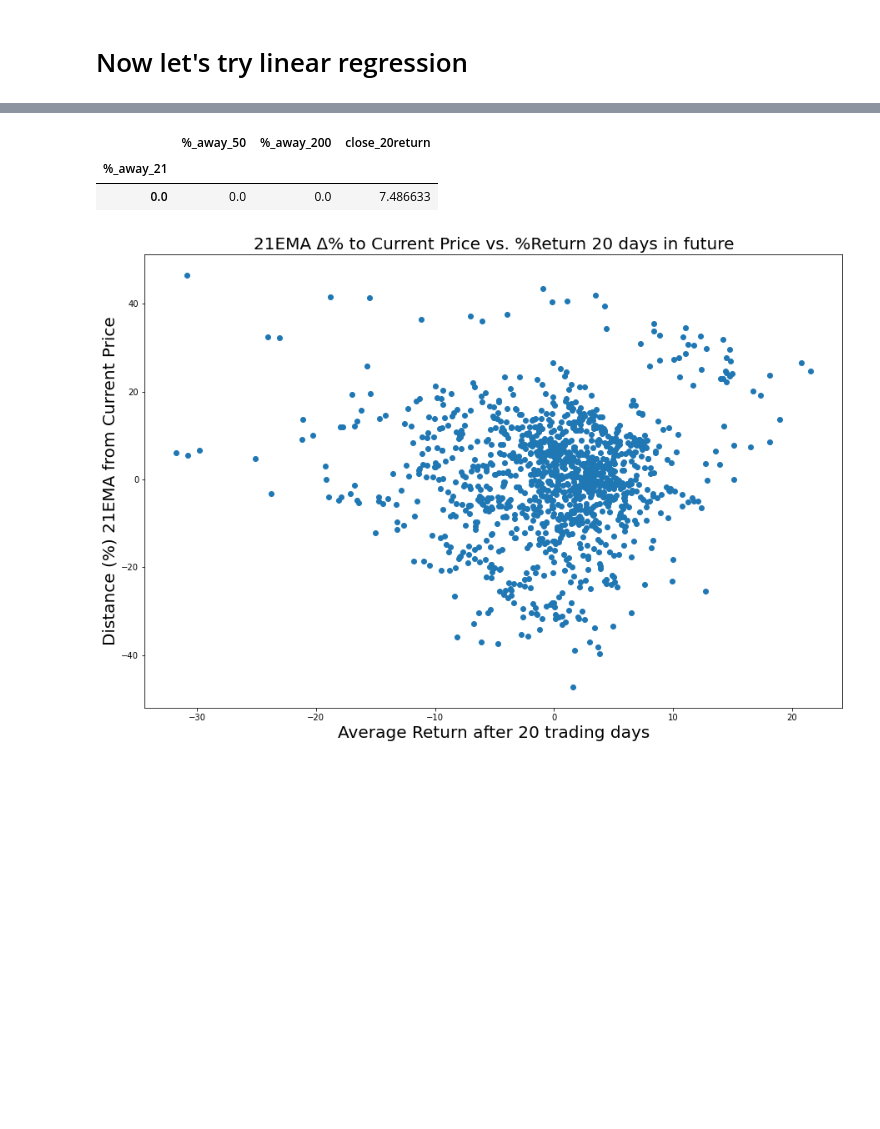
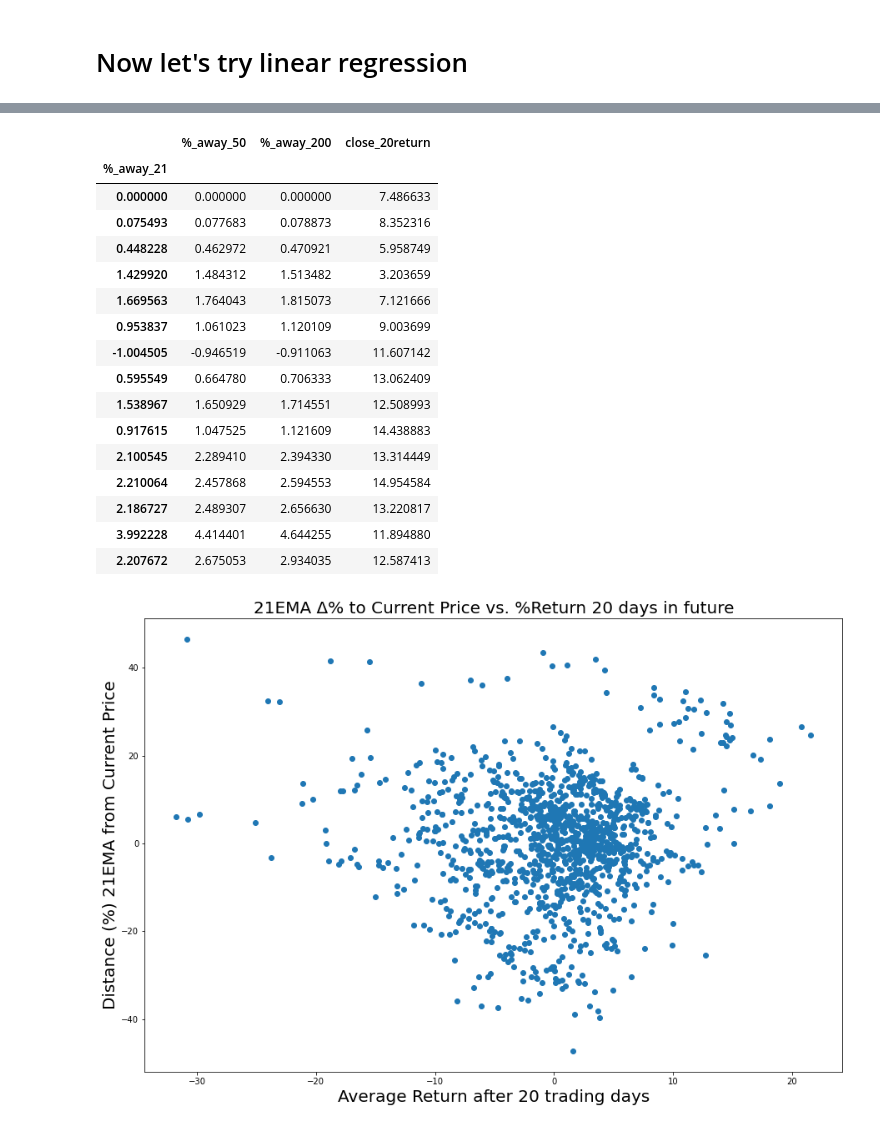
Before and after one commit to StrawhatRA/NLP-Tweet-Investor, a Jupyter notebook: MA_TE_R2.ipynb, the cells around one changed output, grey strips where cells are left out. Cells and saved outputs as stored; diff of their text form; code cells hidden in the pictures; blank space fills up the shorter version.

```diff
--- a/MA_TE_R2.ipynb
+++ b/MA_TE_R2.ipynb
@@ -131,11 +129,11 @@ ema_df['%_away_21'] = ((ema_df['close']- ema_df['21EMA'])/((ema_df['close']+ema_
 ema_df['%_away_50'] = ((ema_df['close']- ema_df['50EMA'])/((ema_df['close']+ema_df['50EMA'])/2))*100
 ema_df['%_away_200'] = ((ema_df['close']- ema_df['200EMA'])/((ema_df['close']+ema_df['200EMA'])/2))*100
 # %%
-#Find the standard deviation of the 21EMA
-ema_21std = ema_df['21EMA'].std()
+# #Find the standard deviation of the 21EMA
+# ema_21std = ema_df['21EMA'].std()
 
 
-#Add columns
-ema_df['21std-1.5dev'] = ema_df['21EMA']-(1.5*ema_21std)
-ema_df['21std+1.5dev'] = ema_df['21EMA']+(1.5*ema_21std)
-ema_df
+# #Add columns
+# ema_df['21std-1.5dev'] = ema_df['21EMA']-(1.5*ema_21std)
+# ema_df['21std+1.5dev'] = ema_df['21EMA']+(1.5*ema_21std)
+# ema_df
@@ -178,7 +156,7 @@ from sklearn.preprocessing import MinMaxScaler
 
 scaler = MinMaxScaler()
 
-MA_moves = ema_df.drop(columns=["21EMA","50EMA","200EMA","close","spy_close","21std-1.5dev","21std+1.5dev"])
+MA_moves = ema_df.drop(columns=["21EMA","50EMA","200EMA","close","spy_close"])
 MA_moves
 # %% [output]
 |  | %_away_21 | %_away_50 | %_away_200 |
@@ -287,16 +336,18 @@ percentile_200 = 0.13
 # %%
-ema_df_final["signal_21"]= np.where(
-    ema_df_final["scaled_21EMA"] < percentile_21, 1.0, 0.0
+#Find out when you are getting the signals across the board in the 21, 50, 200 emas....
+
+ema_df_signal["signal_21"]= np.where(
+    ema_df_signal["scaled_21EMA"] < percentile_21, 1.0, 0.0
 )
 
-ema_df_final["signal_50"]= np.where(
-    ema_df_final["scaled_50EMA"] < percentile_50, 1.0, 0.0
+ema_df_signal["signal_50"]= np.where(
+    ema_df_signal["scaled_50EMA"] < percentile_50, 1.0, 0.0
 )
 
-ema_df_final["signal_200"]= np.where(
-    ema_df_final["scaled_200EMA"] < percentile_200, 1.0, 0.0
+ema_df_signal["signal_200"]= np.where(
+    ema_df_signal["scaled_200EMA"] < percentile_200, 1.0, 0.0
 )
 
-
-ema_df_final
+# ema_df_signal =ema_df_signal.dropna()
+ema_df_signal
 # %% [output]
@@ -547,10 +705,24 @@ df_lr_target.head(1)
 # %%
 df_lr_target = df_lr_target.drop(columns=["close", "%_away_21", "close+20"])
-df_lr_target.head(1)
+df_lr_target.head(15)
 # %% [output]
 |  | %_away_50 | %_away_200 | close_20return |
 | %_away_21 |  |  |  |
-| 0.0 | 0.0 | 0.0 | 7.486633 |
+| 0.000000 | 0.000000 | 0.000000 | 7.486633 |
+| 0.075493 | 0.077683 | 0.078873 | 8.352316 |
+| 0.448228 | 0.462972 | 0.470921 | 5.958749 |
+| 1.429920 | 1.484312 | 1.513482 | 3.203659 |
+| 1.669563 | 1.764043 | 1.815073 | 7.121666 |
+| 0.953837 | 1.061023 | 1.120109 | 9.003699 |
+| -1.004505 | -0.946519 | -0.911063 | 11.607142 |
+| 0.595549 | 0.664780 | 0.706333 | 13.062409 |
+| 1.538967 | 1.650929 | 1.714551 | 12.508993 |
+| 0.917615 | 1.047525 | 1.121609 | 14.438883 |
+| 2.100545 | 2.289410 | 2.394330 | 13.314449 |
+| 2.210064 | 2.457868 | 2.594553 | 14.954584 |
+| 2.186727 | 2.489307 | 2.656630 | 13.220817 |
+| 3.992228 | 4.414401 | 4.644255 | 11.894880 |
+| 2.207672 | 2.675053 | 2.934035 | 12.587413 |
 # %%
 # # Create a scatter plot of the data
 plt.figure(figsize=(15,10))
```
Also changed, not shown: parts of 31 cells of this notebook.
